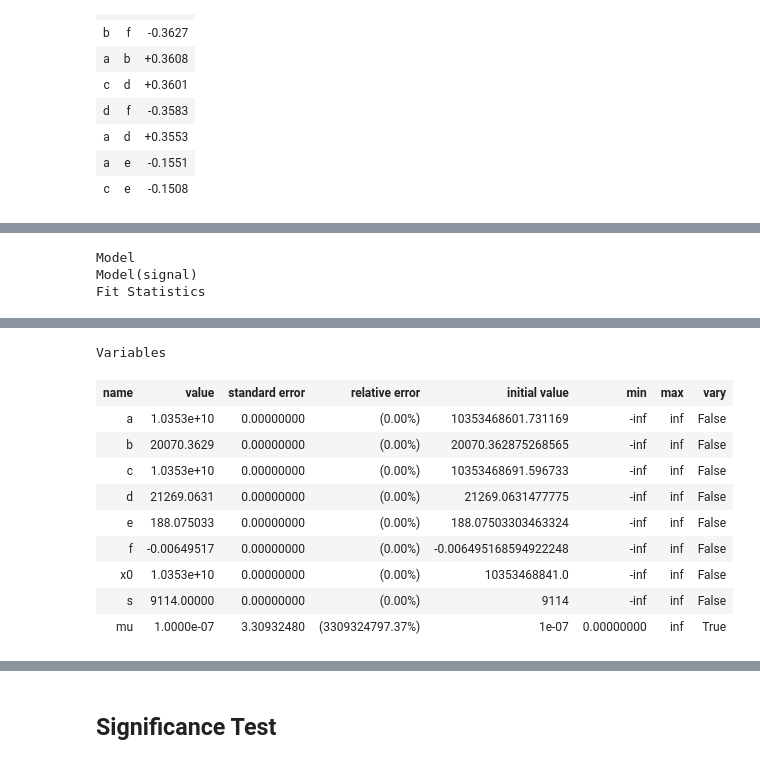
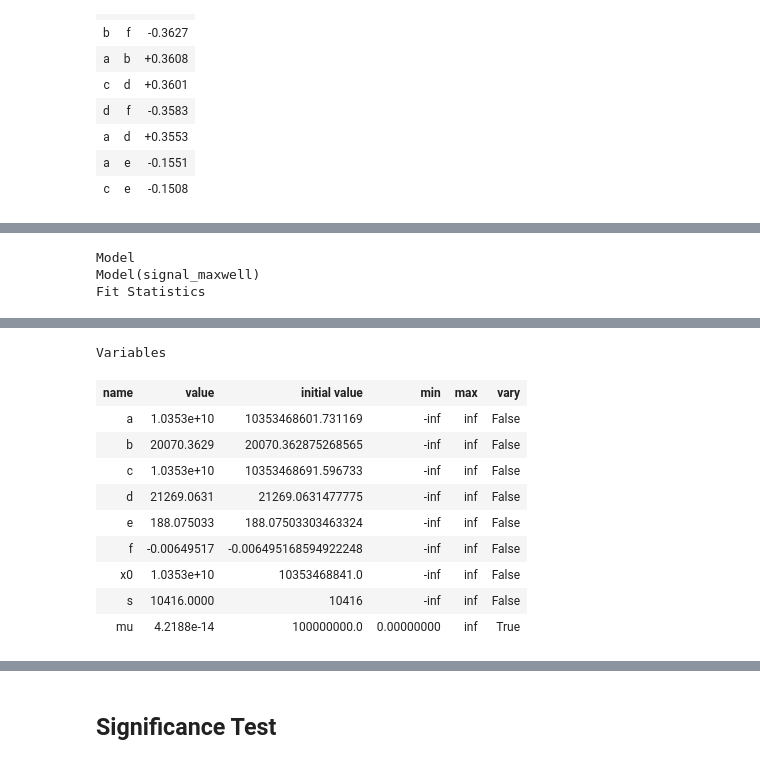
Before and after one commit to Manfredi1/QUAX_project, a Jupyter notebook: Fit_run.ipynb, the cells around one changed output, grey strips where cells are left out. Saved outputs shown, nothing was run; the diff lists cells and outputs as text; code cells hidden in the pictures.

```diff
--- a/Fit_run.ipynb
+++ b/Fit_run.ipynb
@@ -70,13 +70,19 @@ def prep_data(alldata,center,subrun=0,bin_width=651,nbins=100):
 ### Fit Functions
 # %%
 def gaussian(x,x0,s,mu):
-        return mu * np.exp(-((x-x0)/s)**2)
+    return mu * np.exp(-.5*((x-x0)/s)**2)
+
+def maxwell(x,x0,s,mu):
+    return mu * x**2/s**3 * np.exp(-.5*((x-x0)/s)**2)
 
 def bkg(x,a,b,c,d,e,f):
-        return e**2*abs(x-a+1j*b)**2/abs(x-c+1j*d)**2+f*(x-c)
+    return e**2*abs(x-a+1j*b)**2/abs(x-c+1j*d)**2+f*(x-c)
 
-def signal(x,a,b,c,d,e,f,x0,s,mu):
-        return bkg(x,a,b,c,d,e,f) + gaussian(x,x0,s,mu)
+def signal_gauss(x,a,b,c,d,e,f,x0,s,mu):
+    return bkg(x,a,b,c,d,e,f) + gaussian(x,x0,s,mu)
+
+def signal_maxwell(x,a,b,c,d,e,f,x0,s,mu):
+    return bkg(x,a,b,c,d,e,f) + maxwell(x,x0,s,mu)
 # %% [markdown]
 ### Fit Background
 # %%
@@ -98,7 +104,7 @@ def fit_bkg(freq, fft, weights, center, ref):
 # %% [markdown]
 ### Fit Signal
 # %%
-def fit_sig(freq, fft, weights, x_0, res_bkg):
+def fit_sig(freq, fft, weights, x_0, res_bkg, signal, mu_init = 1e8, mu_vary = True):
     # take result of preliminary background fit to fix starting parameters
     p = res_bkg.best_values
 
@@ -110,9 +116,9 @@ def fit_sig(freq, fft, weights, x_0, res_bkg):
                                d ={'value':p['d'], 'vary':False},
                                e ={'value':p['e'], 'vary':False},
                                f ={'value':p['f'], 'vary':False},
-                               mu={'value':1e-7, 'min':0, 'vary':True},
+                               mu={'value':mu_init, 'min':0, 'vary':mu_vary},
                                x0={'value':x_0, 'vary':False},
-                               s ={'value':14*651, 'vary':False}) # fixed value to 14 bins
+                               s ={'value':16*651, 'vary':False}) # fixed value to 16 bins
 
     result = sig_model.fit(fft,x=freq,params=ps,weights=1/weights)
 
@@ -142,13 +148,13 @@ def plot_fit(freq, fft, weights, fit_result):
 
     # plot of residuals vs. freq and error band
     sigma=fit_result.eval_uncertainty(x=freq)
-    fig2,ax2=plt.subplots(1,1,figsize=(18,5))
-    ax2.scatter(freq,fit_result.residual,label="residuals")
-    ax2.plot(freq,sigma,label="+$\sigma$")
-    ax2.plot(freq,-sigma,label="-$\sigma$")
-    ax2.set_xlim([fmin,fmax])
-    ax2.set_title("Residuals vs freq")
-    ax2.legend()
+    fig3,ax3=plt.subplots(1,1,figsize=(18,5))
+    ax3.scatter(freq,fit_result.residual*weights,label="residuals")
+    ax3.plot(freq, weights,label="+$\sigma$")
+    ax3.plot(freq,-weights,label="-$\sigma$")
+    ax3.set_xlim([fmin,fmax])
+    ax3.set_title("Residuals vs freq")
+    ax3.legend()
 
     plt.show()
 # %% [markdown]
@@ -305,8 +311,8 @@ plot_fit(freq, fft, weights, res_bkg)
 # %%
-res_sig = fit_sig(freq, fft, weights, center, res_bkg)
+res_sig = fit_sig(freq, fft, weights, center, res_bkg, signal_maxwell)
 res_sig
 # %% [output]
 Model
-Model(signal)
+Model(signal_maxwell)
 Fit Statistics
 | fitting method | leastsq |  |
@@ -320,15 +326,15 @@ Fit Statistics
 | R-squared | 0.99999926 |  |
 Variables
-| name | value | standard error | relative error | initial value | min | max | vary |
-| a | 1.0353e+10 | 0.00000000 | (0.00%) | 10353468601.731169 | -inf | inf | False |
-| b | 20070.3629 | 0.00000000 | (0.00%) | 20070.362875268565 | -inf | inf | False |
-| c | 1.0353e+10 | 0.00000000 | (0.00%) | 10353468691.596733 | -inf | inf | False |
-| d | 21269.0631 | 0.00000000 | (0.00%) | 21269.0631477775 | -inf | inf | False |
-| e | 188.075033 | 0.00000000 | (0.00%) | 188.07503303463324 | -inf | inf | False |
-| f | -0.00649517 | 0.00000000 | (0.00%) | -0.006495168594922248 | -inf | inf | False |
-| x0 | 1.0353e+10 | 0.00000000 | (0.00%) | 10353468841.0 | -inf | inf | False |
-| s | 9114.00000 | 0.00000000 | (0.00%) | 9114 | -inf | inf | False |
-| mu | 1.0000e-07 | 3.30932480 | (3309324797.37%) | 1e-07 | 0.00000000 | inf | True |
+| name | value | initial value | min | max | vary |
+| a | 1.0353e+10 | 10353468601.731169 | -inf | inf | False |
+| b | 20070.3629 | 20070.362875268565 | -inf | inf | False |
+| c | 1.0353e+10 | 10353468691.596733 | -inf | inf | False |
+| d | 21269.0631 | 21269.0631477775 | -inf | inf | False |
+| e | 188.075033 | 188.07503303463324 | -inf | inf | False |
+| f | -0.00649517 | -0.006495168594922248 | -inf | inf | False |
+| x0 | 1.0353e+10 | 10353468841.0 | -inf | inf | False |
+| s | 10416.0000 | 10416 | -inf | inf | False |
+| mu | 4.2188e-14 | 100000000.0 | 0.00000000 | inf | True |
 # %%
 plot_fit(freq, fft, weights, res_sig)
 # %% [output]
```
Also changed, not shown: parts of 8 cells of this notebook.
